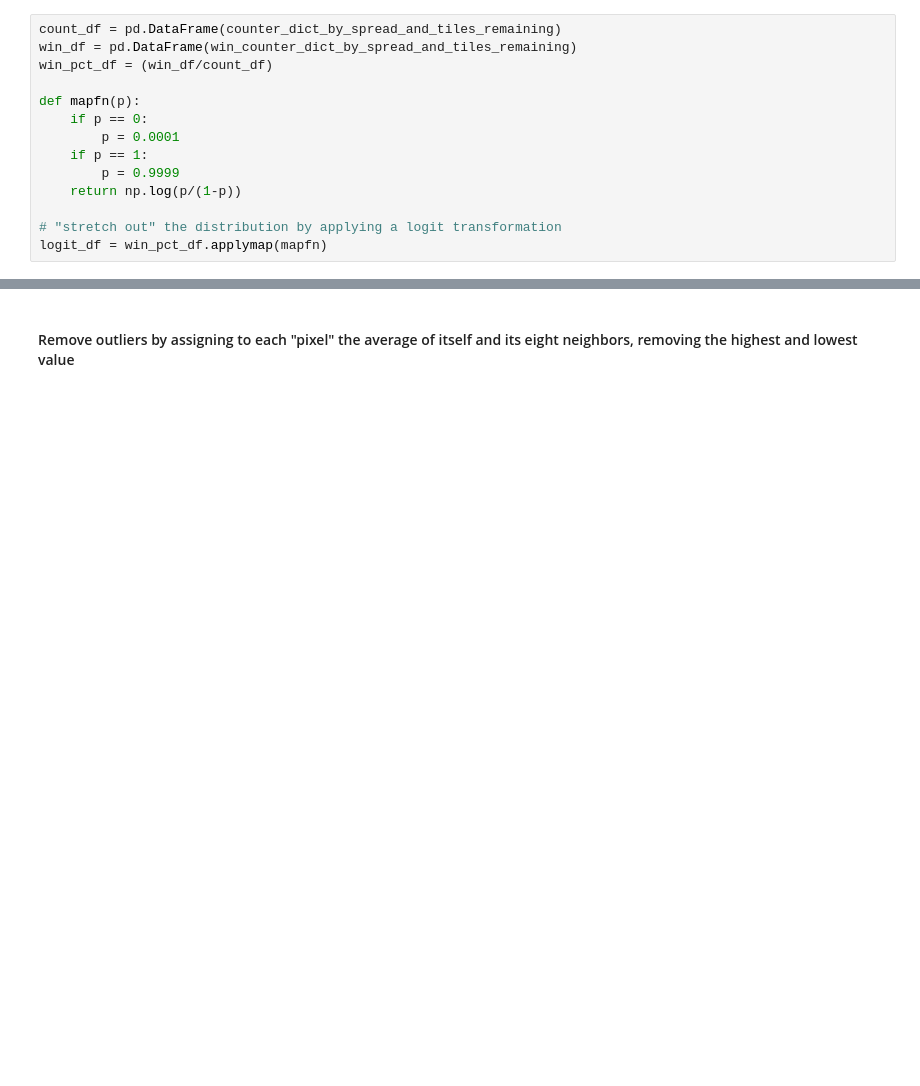
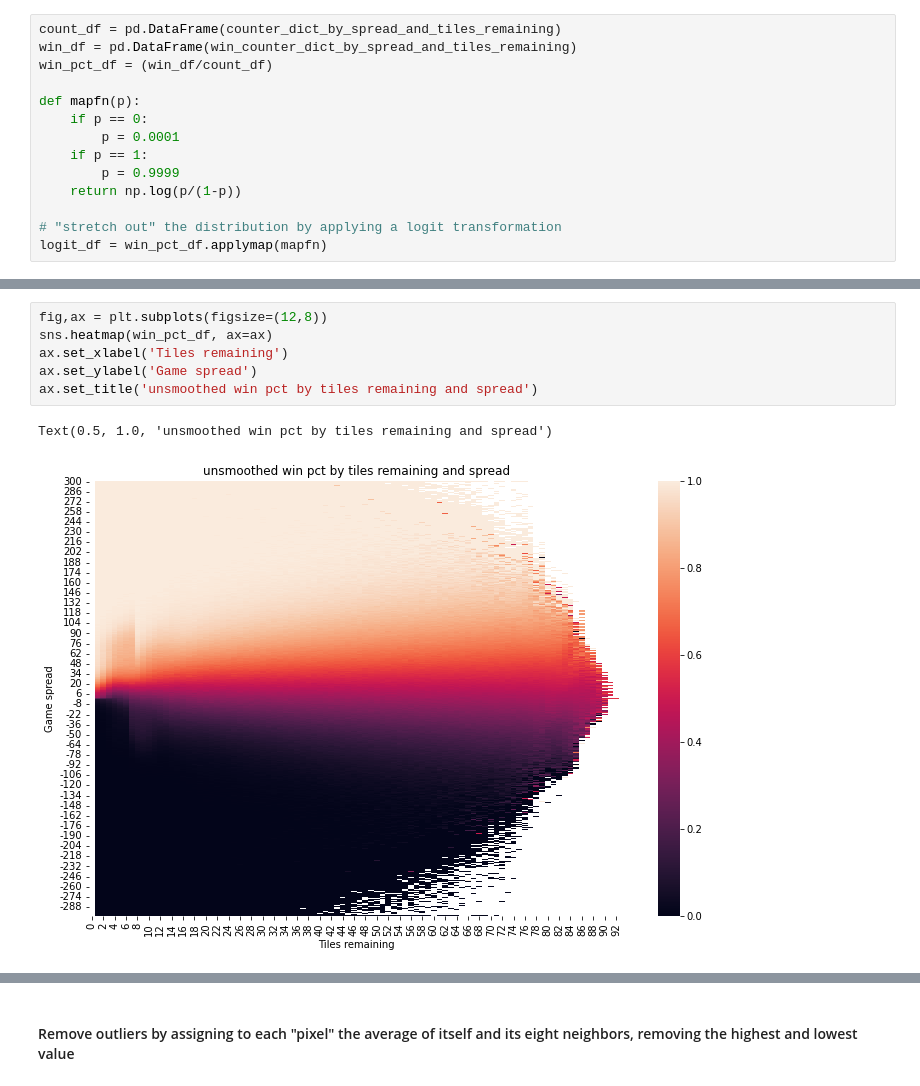
Before and after one commit to domino14/macondo, a Jupyter notebook: notebooks/win_pct/calculate_win_percentages.ipynb, the cells around one changed output, grey strips where cells are left out. Saved outputs shown, nothing was run; the diff lists cells and outputs as text; blank space fills up the shorter version.

```diff
--- a/notebooks/win_pct/calculate_win_percentages.ipynb
+++ b/notebooks/win_pct/calculate_win_percentages.ipynb
@@ -151,3 +219,12 @@ Text(0.5, 1.0, 'log-odds by tiles remaining and spread')
+# %%
+fig,ax = plt.subplots(figsize=(12,8))
+sns.heatmap(win_pct_df, ax=ax)
+ax.set_xlabel('Tiles remaining')
+ax.set_ylabel('Game spread')
+ax.set_title('unsmoothed win pct by tiles remaining and spread')
+# %% [output]
+Text(0.5, 1.0, 'unsmoothed win pct by tiles remaining and spread')
+[figure, added]
 # %%
 logit_df[1][100]  # tiles remaining, 100 game spread:
 # %% [output]
```
Also changed, not shown: parts of 13 cells of this notebook, 5 other files.
